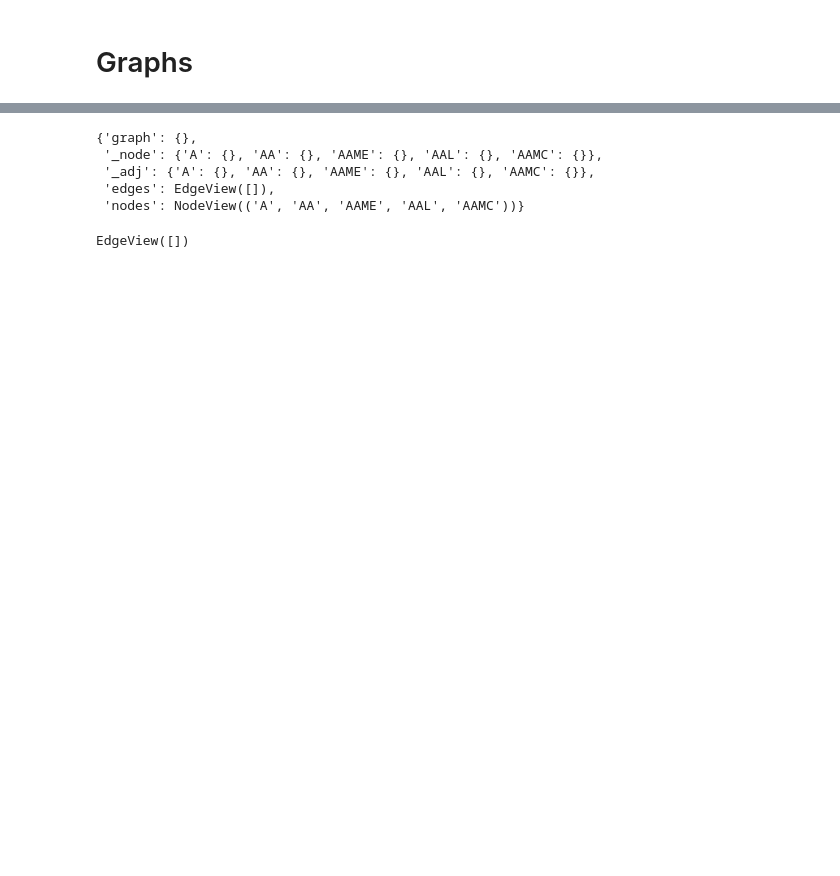
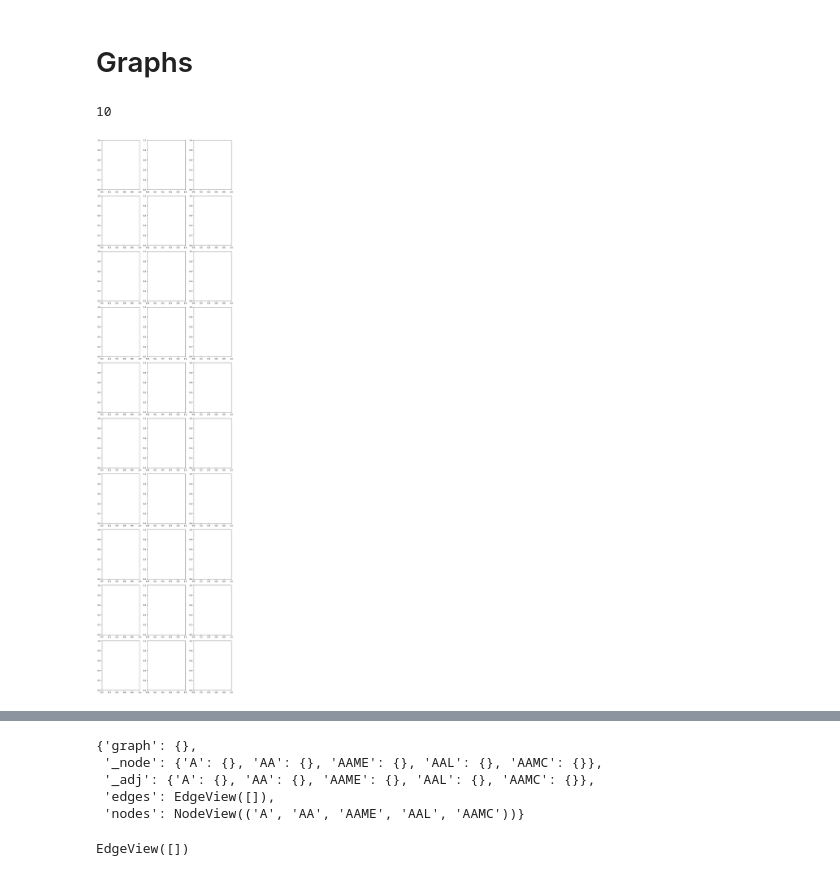
Before and after one commit to danyaklimov/coursework, a Jupyter notebook: coursework.ipynb, the cells around one changed output, grey strips where cells are left out. Drawn from its saved outputs; the diff is of its cells as text; code cells hidden in the pictures; blank space fills up the shorter version.

```diff
--- a/coursework.ipynb
+++ b/coursework.ipynb
@@ -37,3 +43,50 @@ import os
 # print('p_values pearson', '\n', np.array(p_values_pearson), '\n', 'p_values sign', '\n', np.array(p_values_sign))
 # %% [markdown]
 # Graphs
+# %%
+THRESHOLDS_KENDALL = [0.01, 0.1, 0.17, 0.2, 0.23, 0.25, 0.3, 0.26, 0.27, 0.28]
+THRESHOLDS_SIGN = [threshold_sign(t_kd) for t_kd in THRESHOLDS_KENDALL]
+THRESHOLDS_PEARSON = [round(threshold_pearson(t_sg), 2) for t_sg in THRESHOLDS_SIGN]
+N_COMPANIES = 10
+START = date(2021, 7, 1)
+STOP = date(2021, 7, 15)
+ALPHA = 0.05
+FOLDER_PATH = '/home/danila/Downloads/archive/stock_market_data/nasdaq/csv'
+
+dataframes, N_DAYS = read_data(FOLDER_PATH, N_COMPANIES, START, STOP)
+print(N_DAYS)
+daily_returns = np.array(daily(dataframes))
+daily_returns_dataframes = daily_returns_dataframe(daily_returns, dataframes)
+# nodes = [x[0] for x in dataframes]
+nodes = ['WABC', 'INFN', 'MAT', 'EXPE', 'PCTY', 'SPWH', 'KELYA', 'EBTC', 'GTLS', 'CECO']
+
+
+edges_pearson_list = {}
+edges_sign_list = {}
+edges_kendall_list = {}
+
+for threshold in THRESHOLDS_KENDALL:
+    p_values_pearson, p_values_sign, p_values_kendall = p_values(
+        START,
+        STOP,
+        FOLDER_PATH,
+        threshold,
+        N_DAYS,
+        N_COMPANIES,
+        daily_returns,
+        daily_returns_dataframes,
+    )
+    edges_pearson, edges_sign, edges_kendall = edges(
+        p_values_pearson,
+        p_values_sign,
+        p_values_kendall,
+        N_COMPANIES, ALPHA, nodes
+    )
+    edges_pearson_list[threshold] = edges_pearson
+    edges_sign_list[threshold] = edges_sign
+    edges_kendall_list[threshold] = edges_kendall
+
+fig, ax = plt.subplots(10, 3, figsize=(10, 40), layout='tight')
+# %% [output]
+10
+[figure, added]
```
Also changed, not shown: parts of 15 cells of this notebook, 6 other files.
